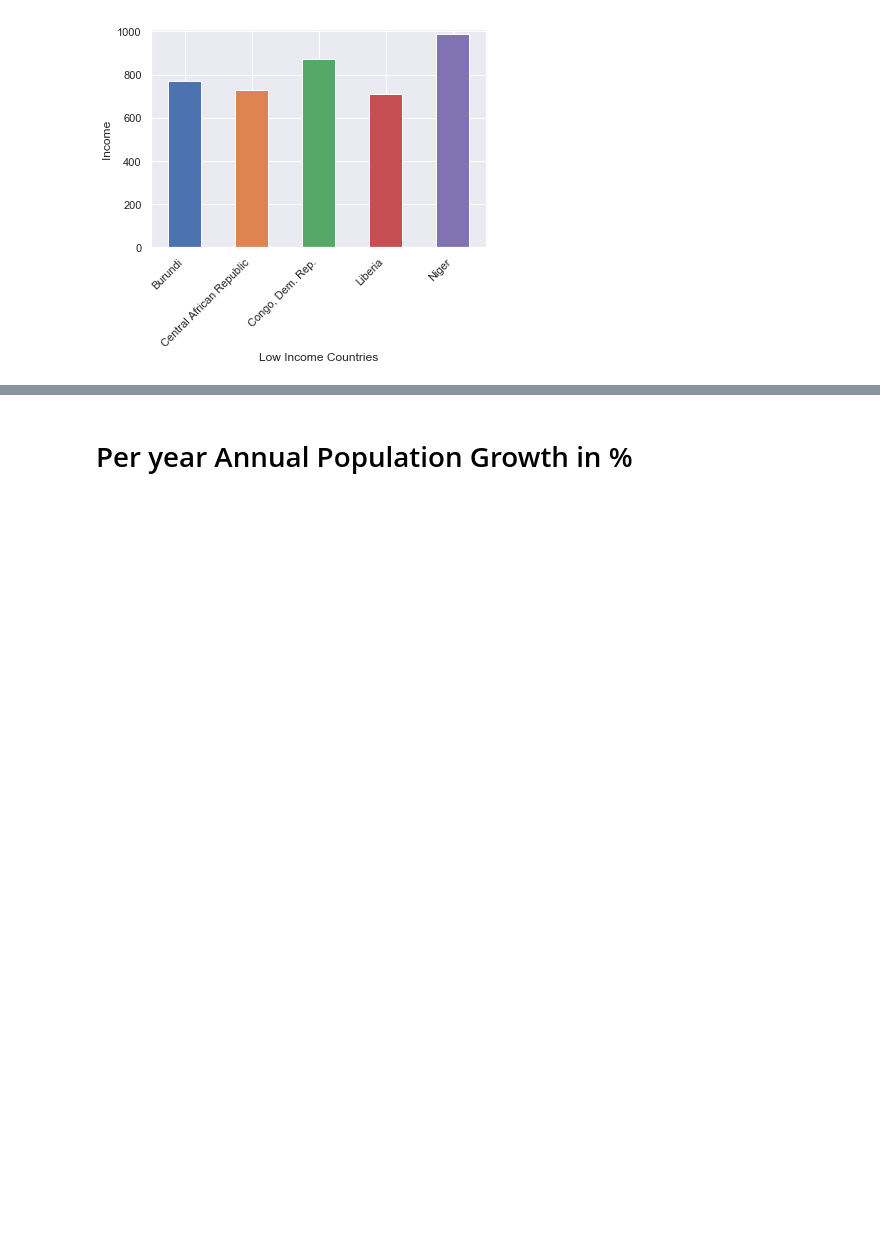
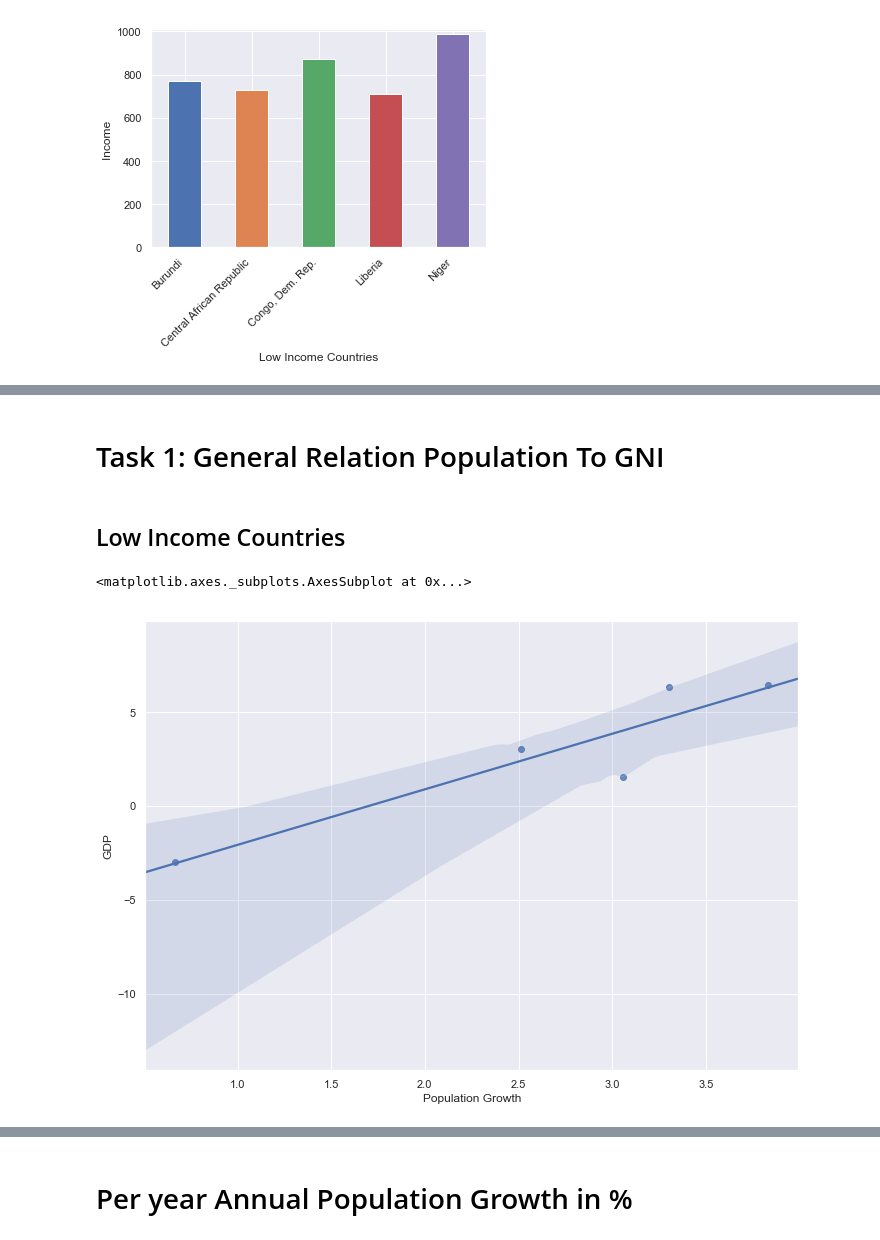
Before and after one commit to nilesh0109/Research-Methods, a Jupyter notebook: Task4/christopher_kavish_nilesh.ipynb, the cells around one changed output, grey strips where cells are left out. Drawn from its saved outputs; the diff is of its cells as text; code cells hidden in the pictures; blank space fills up the shorter version.

```diff
--- a/Task4/christopher_kavish_nilesh.ipynb
+++ b/Task4/christopher_kavish_nilesh.ipynb
@@ -166,0 +172,6 @@ tot_pop
+# %%
+df_gni = df_by_indicator('NY.GNP.PCAP.PP.CD')
+df_gni.drop(['Country Code', 'Indicator Name', 'Indicator Code','Unnamed: 62'], axis=1,inplace=True)
+df_gni = pd.melt(df_gni,id_vars=['Country Name'], var_name="Year", value_name="GNI")
+df_gni.set_index(['Country Name', 'Year'], inplace=True)
+df_gni.head()
@@ -166,0 +186,6 @@ tot_pop
+# %%
+df_gdp = df_by_indicator('NY.GDP.MKTP.KD.ZG')
+df_gdp.drop(['Country Code', 'Indicator Name', 'Indicator Code','Unnamed: 62'], axis=1,inplace=True)
+df_gdp = pd.melt(df_gdp,id_vars=['Country Name'], var_name="Year", value_name="GDP")
+df_gdp.set_index(['Country Name', 'Year'], inplace=True)
+df_gdp.head()
@@ -166,0 +200,4 @@ tot_pop
+# %%
+df_all = df_pop.join(df_gdp, how='inner').join(df_gni, how='inner')
+df_all.index = df_all.index.rename(['Country', 'Year'])
+df_all.head()
@@ -166,0 +212,30 @@ tot_pop
+# %% [markdown]
+# Task 1: General Relation Population To GNI
+# %%
+LOW_INCOME_THRESHOLD = 1005
+HIGH_INCOME_THRESHOLD = 12235
+
+def country_names_by_gni_threshold(thresh, year='2017'):
+    return df_all.reset_index()[(temp['Year'] == year) & (temp['GNI'] < thresh)]['Country'].values
+# %% [markdown]
+## Low Income Countries
+# %%
+low_income_country_names = country_names_by_gni_threshold(LOW_INCOME_THRESHOLD)
+df_low_income = df_all.query('Country in @low_income_country_names')
+
+mean_pop_growth = []
+mean_gdp = []
+for country in low_income_country_names:
+    country_mean = df_low_income.xs(country)['2012':'2017'].mean()
+    mean_pop_growth.append(country_mean['PG'])
+    mean_gdp.append(country_mean['GDP'])
+
+data = pd.DataFrame({
+    'GDP': mean_gdp,
+    'Population Growth': mean_pop_growth
+})
+
+sns.regplot(x="Population Growth", y="GDP", data=data)
+# %% [output]
+<matplotlib.axes._subplots.AxesSubplot at 0x...>
+[figure, added]
```
Also changed, not shown: parts of 13 cells of this notebook.
